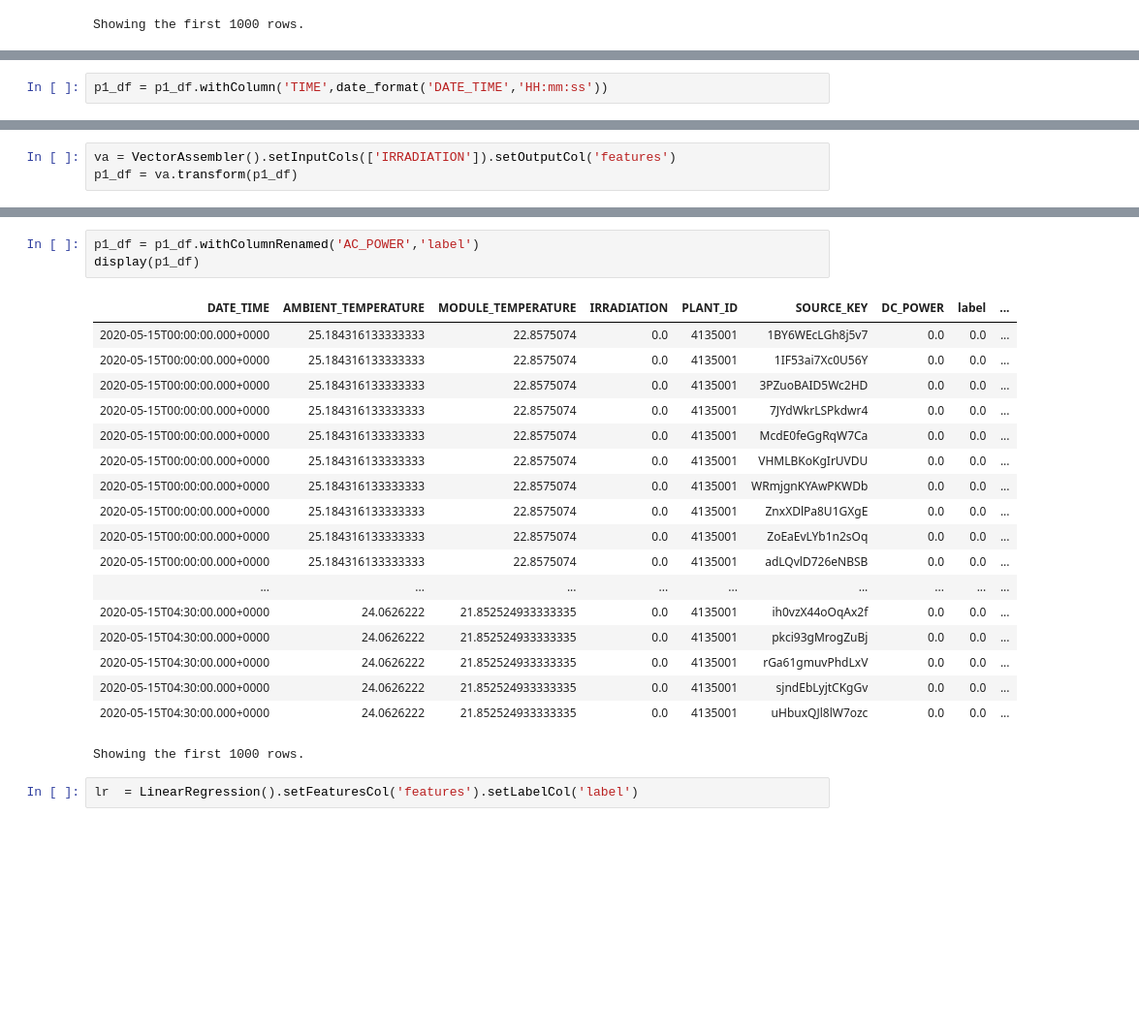
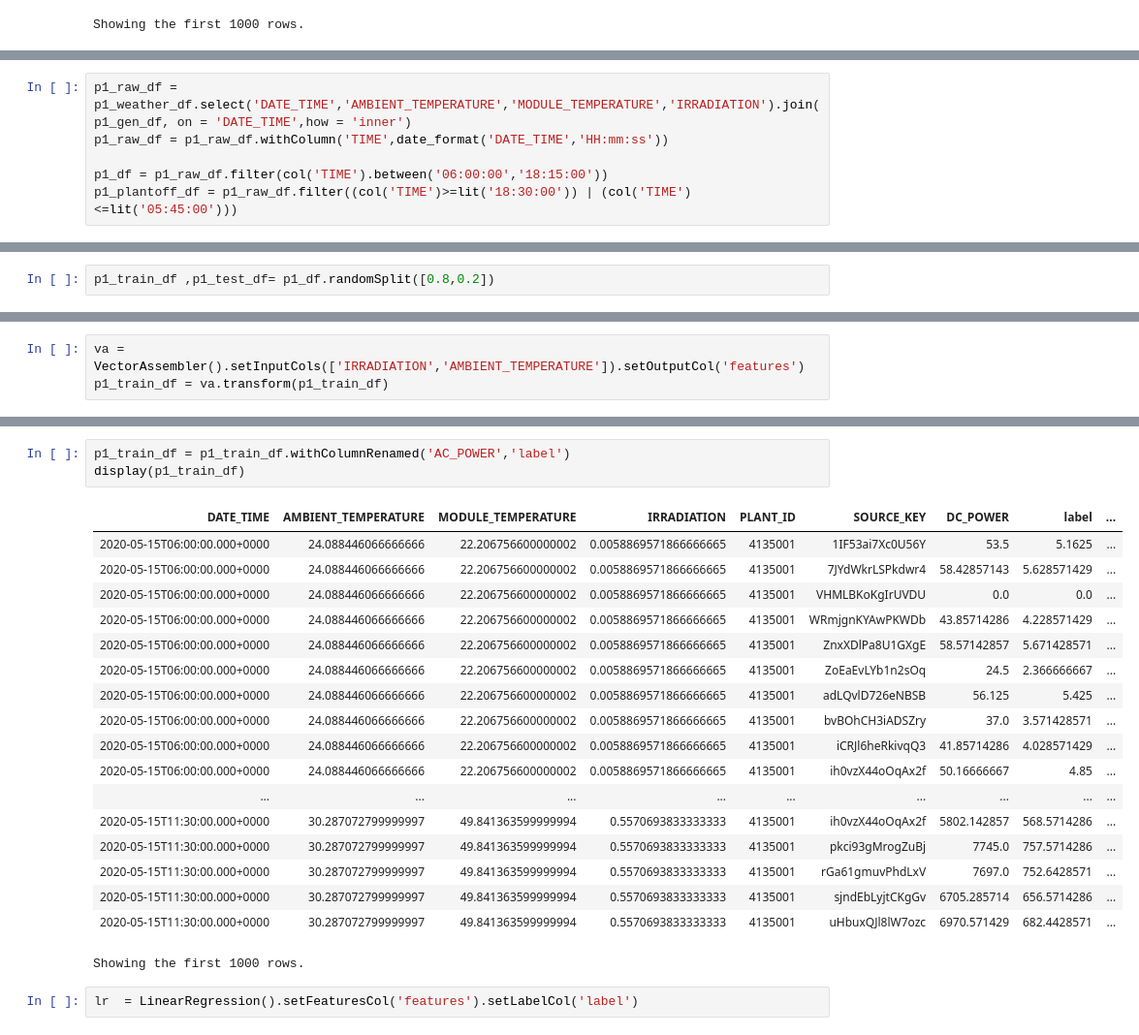
Before and after one commit to rajkothari-3156/SolarPower-SparkStreaming, a Jupyter notebook: MachineLearning/SolarPowerPreProcessing.ipynb, the cells around one changed output, grey strips where cells are left out. Shown at 97% size. Drawn from its saved outputs; the diff is of its cells as text; blank space fills up the shorter version.

```diff
--- a/MachineLearning/SolarPowerPreProcessing.ipynb
+++ b/MachineLearning/SolarPowerPreProcessing.ipynb
@@ -109,0 +108,6 @@ p1_df = p1_weather_df.select('DATE_TIME','AMBIENT_TEMPERATURE','MODULE_TEMPERATU
+# %%
+p1_raw_df = p1_weather_df.select('DATE_TIME','AMBIENT_TEMPERATURE','MODULE_TEMPERATURE','IRRADIATION').join(p1_gen_df, on = 'DATE_TIME',how = 'inner')
+p1_raw_df = p1_raw_df.withColumn('TIME',date_format('DATE_TIME','HH:mm:ss'))
+
+p1_df = p1_raw_df.filter(col('TIME').between('06:00:00','18:15:00'))
+p1_plantoff_df = p1_raw_df.filter((col('TIME')>=lit('18:30:00')) | (col('TIME')<=lit('05:45:00')))
@@ -130,3 +136 @@ display(p1_df)
 Showing the first 1000 rows.
-# %%
-p1_df = p1_df.withColumn('TIME',date_format('DATE_TIME','HH:mm:ss'))
@@ -140,0 +137,2 @@ p1_df = p1_df.withColumn('TIME',date_format('DATE_TIME','HH:mm:ss'))
+# %%
+p1_train_df ,p1_test_df= p1_df.randomSplit([0.8,0.2])
@@ -182,30 +202,30 @@ display(p1_df)
 Showing the first 1000 rows.
 # %%
-va = VectorAssembler().setInputCols(['IRRADIATION']).setOutputCol('features')
-p1_df = va.transform(p1_df)
+va = VectorAssembler().setInputCols(['IRRADIATION','AMBIENT_TEMPERATURE']).setOutputCol('features')
+p1_train_df = va.transform(p1_train_df)
 # %% [output]
 [interactive output not drawn]
 # %%
-p1_df = p1_df.withColumnRenamed('AC_POWER','label')
-display(p1_df)
+p1_train_df = p1_train_df.withColumnRenamed('AC_POWER','label')
+display(p1_train_df)
 # %% [output]
 | DATE_TIME | AMBIENT_TEMPERATURE | MODULE_TEMPERATURE | IRRADIATION | PLANT_ID | SOURCE_KEY | DC_POWER | label | ... |
-| 2020-05-15T00:00:00.000+0000 | 25.184316133333333 | 22.8575074 | 0.0 | 4135001 | 1BY6WEcLGh8j5v7 | 0.0 | 0.0 | ... |
-| 2020-05-15T00:00:00.000+0000 | 25.184316133333333 | 22.8575074 | 0.0 | 4135001 | 1IF53ai7Xc0U56Y | 0.0 | 0.0 | ... |
-| 2020-05-15T00:00:00.000+0000 | 25.184316133333333 | 22.8575074 | 0.0 | 4135001 | 3PZuoBAID5Wc2HD | 0.0 | 0.0 | ... |
-| 2020-05-15T00:00:00.000+0000 | 25.184316133333333 | 22.8575074 | 0.0 | 4135001 | 7JYdWkrLSPkdwr4 | 0.0 | 0.0 | ... |
-| 2020-05-15T00:00:00.000+0000 | 25.184316133333333 | 22.8575074 | 0.0 | 4135001 | McdE0feGgRqW7Ca | 0.0 | 0.0 | ... |
-| 2020-05-15T00:00:00.000+0000 | 25.184316133333333 | 22.8575074 | 0.0 | 4135001 | VHMLBKoKgIrUVDU | 0.0 | 0.0 | ... |
-| 2020-05-15T00:00:00.000+0000 | 25.184316133333333 | 22.8575074 | 0.0 | 4135001 | WRmjgnKYAwPKWDb | 0.0 | 0.0 | ... |
-| 2020-05-15T00:00:00.000+0000 | 25.184316133333333 | 22.8575074 | 0.0 | 4135001 | ZnxXDlPa8U1GXgE | 0.0 | 0.0 | ... |
-| 2020-05-15T00:00:00.000+0000 | 25.184316133333333 | 22.8575074 | 0.0 | 4135001 | ZoEaEvLYb1n2sOq | 0.0 | 0.0 | ... |
-| 2020-05-15T00:00:00.000+0000 | 25.184316133333333 | 22.8575074 | 0.0 | 4135001 | adLQvlD726eNBSB | 0.0 | 0.0 | ... |
+| 2020-05-15T06:00:00.000+0000 | 24.088446066666666 | 22.206756600000002 | 0.0058869571866666665 | 4135001 | 1IF53ai7Xc0U56Y | 53.5 | 5.1625 | ... |
+| 2020-05-15T06:00:00.000+0000 | 24.088446066666666 | 22.206756600000002 | 0.0058869571866666665 | 4135001 | 7JYdWkrLSPkdwr4 | 58.42857143 | 5.628571429 | ... |
+| 2020-05-15T06:00:00.000+0000 | 24.088446066666666 | 22.206756600000002 | 0.0058869571866666665 | 4135001 | VHMLBKoKgIrUVDU | 0.0 | 0.0 | ... |
+| 2020-05-15T06:00:00.000+0000 | 24.088446066666666 | 22.206756600000002 | 0.0058869571866666665 | 4135001 | WRmjgnKYAwPKWDb | 43.85714286 | 4.228571429 | ... |
+| 2020-05-15T06:00:00.000+0000 | 24.088446066666666 | 22.206756600000002 | 0.0058869571866666665 | 4135001 | ZnxXDlPa8U1GXgE | 58.57142857 | 5.671428571 | ... |
+| 2020-05-15T06:00:00.000+0000 | 24.088446066666666 | 22.206756600000002 | 0.0058869571866666665 | 4135001 | ZoEaEvLYb1n2sOq | 24.5 | 2.366666667 | ... |
+| 2020-05-15T06:00:00.000+0000 | 24.088446066666666 | 22.206756600000002 | 0.0058869571866666665 | 4135001 | adLQvlD726eNBSB | 56.125 | 5.425 | ... |
+| 2020-05-15T06:00:00.000+0000 | 24.088446066666666 | 22.206756600000002 | 0.0058869571866666665 | 4135001 | bvBOhCH3iADSZry | 37.0 | 3.571428571 | ... |
+| 2020-05-15T06:00:00.000+0000 | 24.088446066666666 | 22.206756600000002 | 0.0058869571866666665 | 4135001 | iCRJl6heRkivqQ3 | 41.85714286 | 4.028571429 | ... |
+| 2020-05-15T06:00:00.000+0000 | 24.088446066666666 | 22.206756600000002 | 0.0058869571866666665 | 4135001 | ih0vzX44oOqAx2f | 50.16666667 | 4.85 | ... |
 | ... | ... | ... | ... | ... | ... | ... | ... | ... |
-| 2020-05-15T04:30:00.000+0000 | 24.0626222 | 21.852524933333335 | 0.0 | 4135001 | ih0vzX44oOqAx2f | 0.0 | 0.0 | ... |
-| 2020-05-15T04:30:00.000+0000 | 24.0626222 | 21.852524933333335 | 0.0 | 4135001 | pkci93gMrogZuBj | 0.0 | 0.0 | ... |
-| 2020-05-15T04:30:00.000+0000 | 24.0626222 | 21.852524933333335 | 0.0 | 4135001 | rGa61gmuvPhdLxV | 0.0 | 0.0 | ... |
-| 2020-05-15T04:30:00.000+0000 | 24.0626222 | 21.852524933333335 | 0.0 | 4135001 | sjndEbLyjtCKgGv | 0.0 | 0.0 | ... |
-| 2020-05-15T04:30:00.000+0000 | 24.0626222 | 21.852524933333335 | 0.0 | 4135001 | uHbuxQJl8lW7ozc | 0.0 | 0.0 | ... |
+| 2020-05-15T11:30:00.000+0000 | 30.287072799999997 | 49.841363599999994 | 0.5570693833333333 | 4135001 | ih0vzX44oOqAx2f | 5802.142857 | 568.5714286 | ... |
+| 2020-05-15T11:30:00.000+0000 | 30.287072799999997 | 49.841363599999994 | 0.5570693833333333 | 4135001 | pkci93gMrogZuBj | 7745.0 | 757.5714286 | ... |
+| 2020-05-15T11:30:00.000+0000 | 30.287072799999997 | 49.841363599999994 | 0.5570693833333333 | 4135001 | rGa61gmuvPhdLxV | 7697.0 | 752.6428571 | ... |
+| 2020-05-15T11:30:00.000+0000 | 30.287072799999997 | 49.841363599999994 | 0.5570693833333333 | 4135001 | sjndEbLyjtCKgGv | 6705.285714 | 656.5714286 | ... |
+| 2020-05-15T11:30:00.000+0000 | 30.287072799999997 | 49.841363599999994 | 0.5570693833333333 | 4135001 | uHbuxQJl8lW7ozc | 6970.571429 | 682.4428571 | ... |
 Showing the first 1000 rows.
 # %%
 lr  = LinearRegression().setFeaturesCol('features').setLabelCol('label')
```
Also changed, not shown: parts of 28 cells of this notebook, 1 other file.
